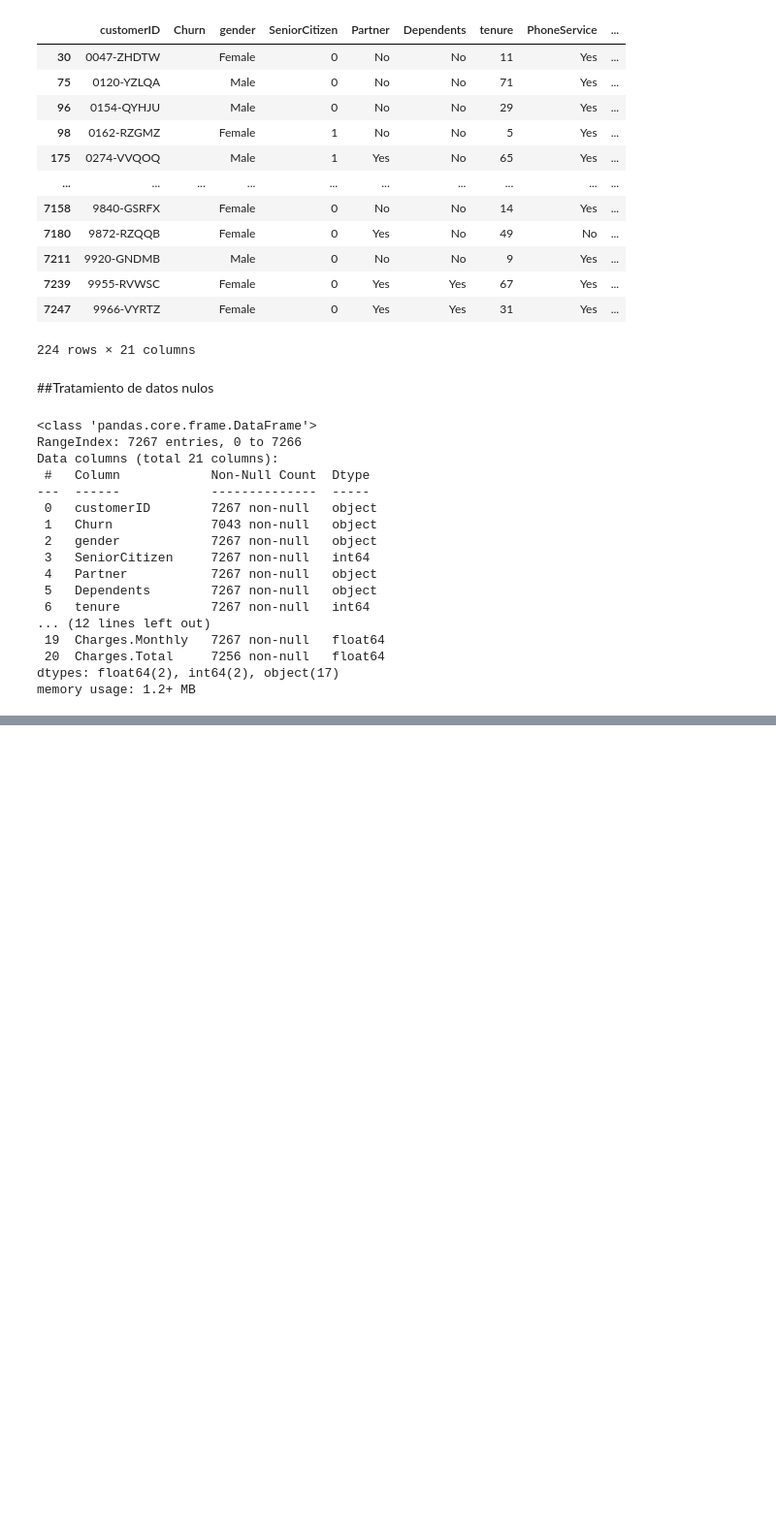
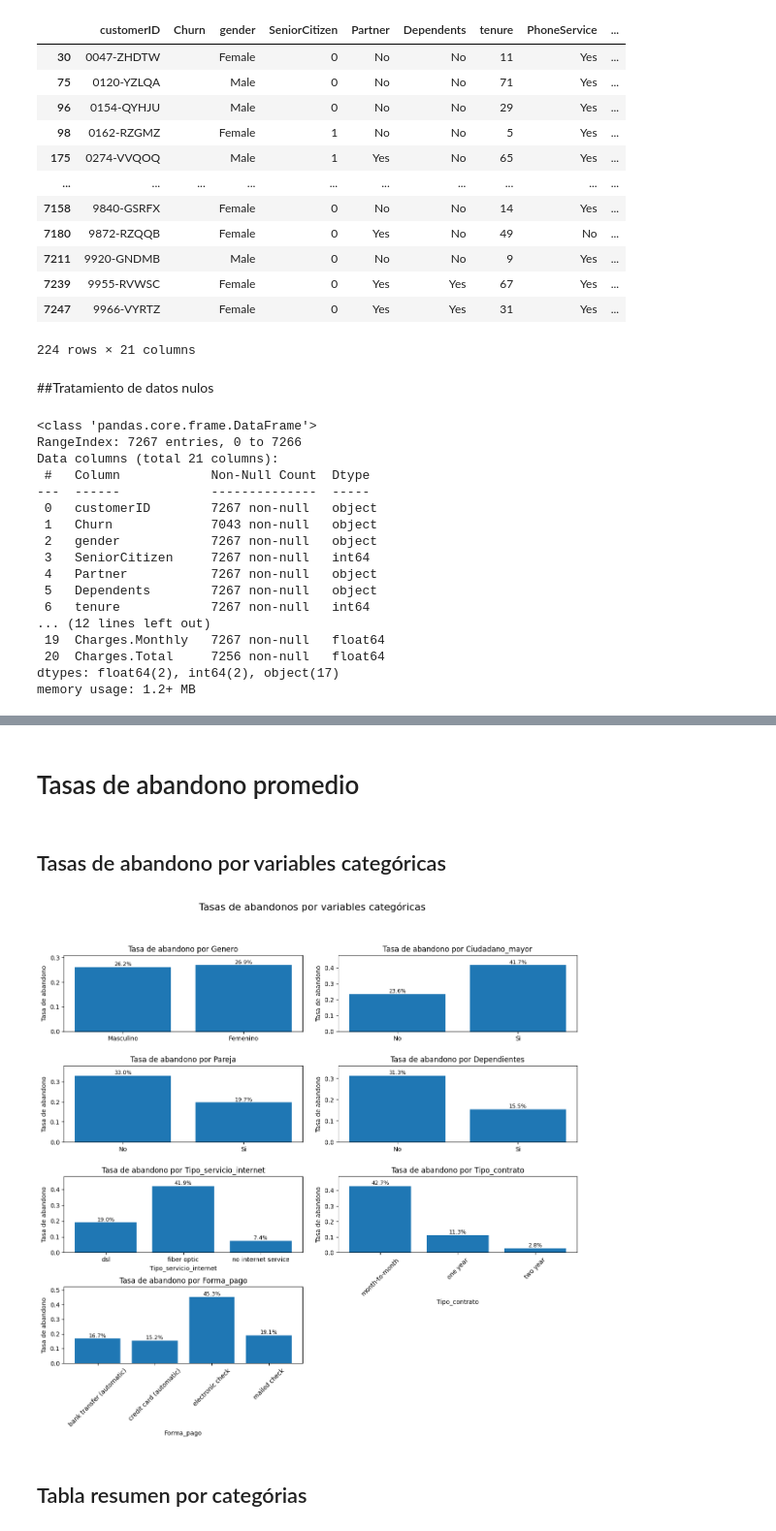
Before and after one commit to navros-fabian/Challenge-Telecom-X, a Jupyter notebook: Untitled2.ipynb, the cells around one changed output, grey strips where cells are left out. Shown at 97% size. Cells and saved outputs as stored; diff of their text form; code cells hidden in the pictures; blank space fills up the shorter version.

```diff
--- a/Untitled2.ipynb
+++ b/Untitled2.ipynb
@@ -191,0 +379,51 @@ df.dropna(subset=['Churn'], inplace=True)
+# %% [markdown]
+# Tasas de abandono promedio
+# %% [markdown]
+## Tasas de abandono por variables categóricas
+# %%
+fig, ax = plt.subplots(4,2, figsize=(15,12))
+fig.suptitle('Tasas de abandonos por variables categóricas', fontsize=16)
+fig.subplots_adjust(wspace=0.15, hspace=0.45)
+lista_columnas_categoricas = ['Genero', 'Ciudadano_mayor', 'Pareja', 'Dependientes', 'Tipo_servicio_internet', 'Tipo_contrato', 'Forma_pago']
+
+ax = ax.flatten()
+
+for i, col in enumerate(lista_columnas_categoricas):
+  promedio = df.groupby(col)['Abandono'].mean()
+
+  bars = ax[i].bar(promedio.index, promedio.values)
+
+  for bar in bars:
+    altura = bar.get_height()
+    ax[i].text(
+        bar.get_x() + bar.get_width() / 2,
+        altura,
+        f'{altura*100:.1f}%',
+        ha='center', va='bottom',
+        fontsize=9
+    )
+
+  max_val = promedio.values.max()
+  ax[i].set_ylim(0, max_val * 1.15)
+
+  ax[i].set_title(f'Tasa de abandono por {col}')
+  if i in [1,2,3]:
+    ax[i].set_xticks([0, 1])
+    ax[i].set_xticklabels(['No', 'Si'])
+  elif i == 0:
+    ax[i].set_xticks([0, 1])
+    ax[i].set_xticklabels(['Masculino', 'Femenino'])
+  else:
+    ax[i].set_xlabel(col)
+  ax[i].set_ylabel('Tasa de abandono')
+
+ax[5].tick_params(axis='x', rotation = 45)
+ax[6].tick_params(axis='x', rotation = 45)
+
+fig.delaxes(ax[-1])
+
+plt.show()
+# %% [output]
+[figure, added]
+# %% [markdown]
+## Tabla resumen por categórias
```
Also changed, not shown: parts of 84 cells of this notebook.
